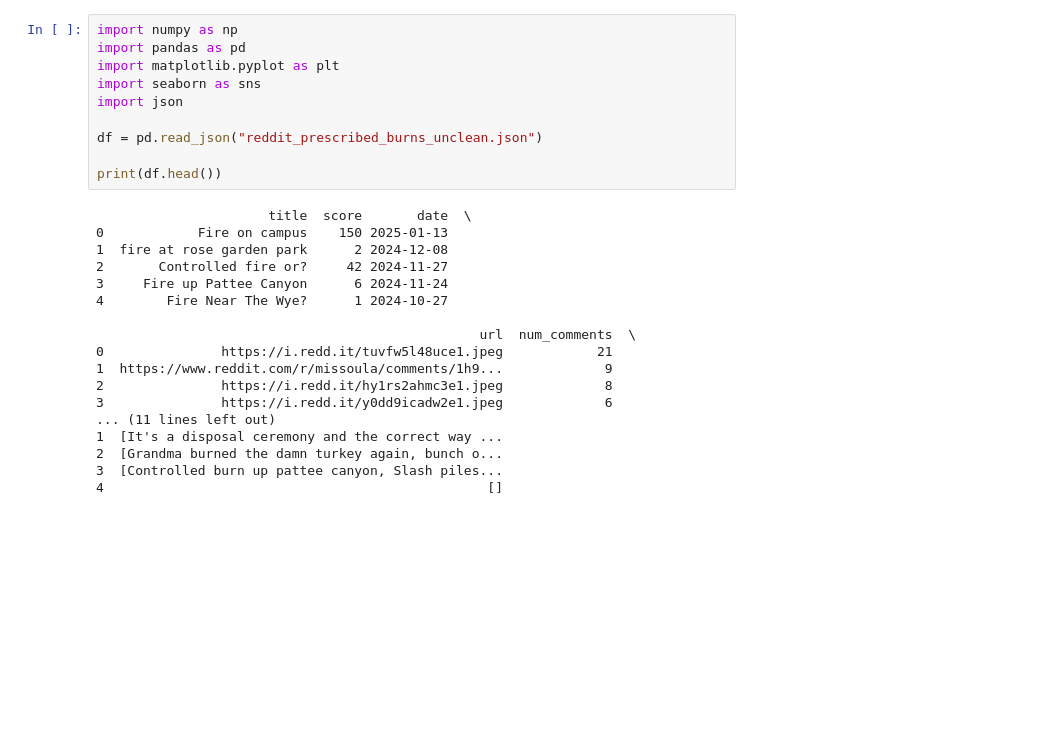
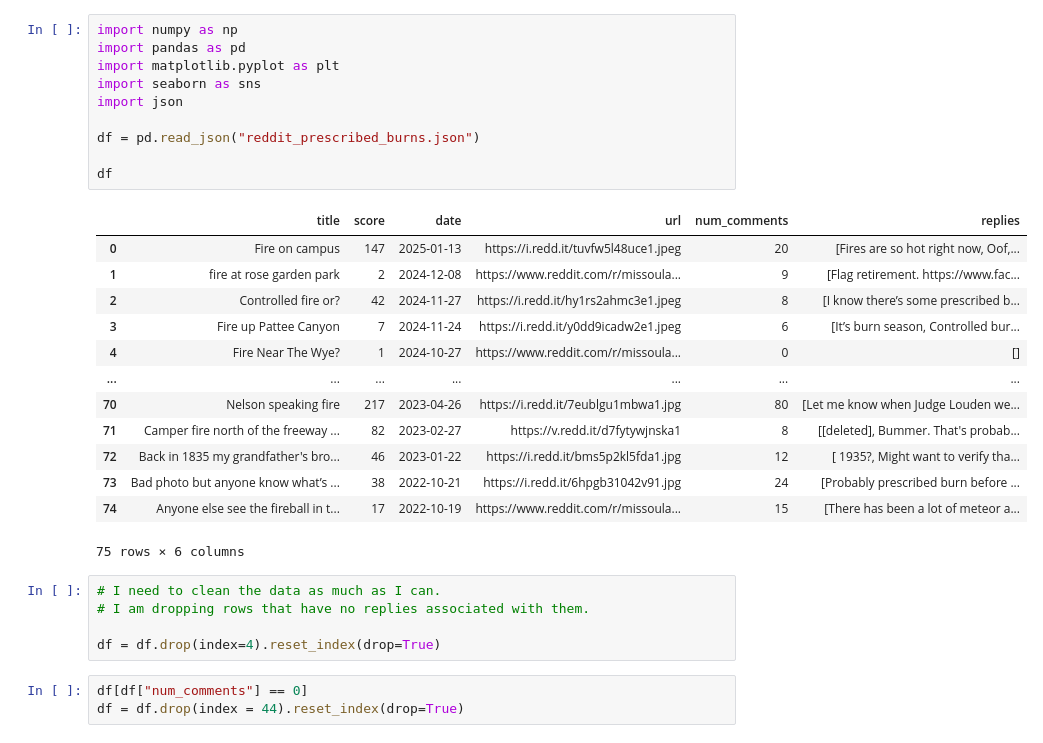
Before and after one commit to the-brAIn-lab/fire_sentiment_analysis, a Jupyter notebook: lang_processor.ipynb, the cells around one changed output. Saved outputs shown, nothing was run; the diff lists cells and outputs as text; blank space fills up the shorter version.

```diff
--- a/lang_processor.ipynb
+++ b/lang_processor.ipynb
@@ -1,29 +1,33 @@
 # %%
 import numpy as np
 import pandas as pd
 import matplotlib.pyplot as plt
 import seaborn as sns
 import json
 
-df = pd.read_json("reddit_prescribed_burns_unclean.json")
+df = pd.read_json("reddit_prescribed_burns.json")
 
-print(df.head())
+df
 # %% [output]
+|  | title | score | date | url | num_comments | replies |
+| 0 | Fire on campus | 147 | 2025-01-13 | https://i.redd.it/tuvfw5l48uce1.jpeg | 20 | [Fires are so hot right now, Oof,... |
+| 1 | fire at rose garden park | 2 | 2024-12-08 | https://www.reddit.com/r/missoula... | 9 | [Flag retirement. https://www.fac... |
+| 2 | Controlled fire or? | 42 | 2024-11-27 | https://i.redd.it/hy1rs2ahmc3e1.jpeg | 8 | [I know there’s some prescribed b... |
+| 3 | Fire up Pattee Canyon | 7 | 2024-11-24 | https://i.redd.it/y0dd9icadw2e1.jpeg | 6 | [It’s burn season, Controlled bur... |
+| 4 | Fire Near The Wye? | 1 | 2024-10-27 | https://www.reddit.com/r/missoula... | 0 | [] |
+| ... | ... | ... | ... | ... | ... | ... |
+| 70 | Nelson speaking fire | 217 | 2023-04-26 | https://i.redd.it/7eublgu1mbwa1.jpg | 80 | [Let me know when Judge Louden we... |
+| 71 | Camper fire north of the freeway ... | 82 | 2023-02-27 | https://v.redd.it/d7fytywjnska1 | 8 | [[deleted], Bummer. That's probab... |
+| 72 | Back in 1835 my grandfather's bro... | 46 | 2023-01-22 | https://i.redd.it/bms5p2kl5fda1.jpg | 12 | [ 1935?, Might want to verify tha... |
+| 73 | Bad photo but anyone know what’s ... | 38 | 2022-10-21 | https://i.redd.it/6hpgb31042v91.jpg | 24 | [Probably prescribed burn before ... |
+| 74 | Anyone else see the fireball in t... | 17 | 2022-10-19 | https://www.reddit.com/r/missoula... | 15 | [There has been a lot of meteor a... |
-                      title  score       date  \
-0            Fire on campus    150 2025-01-13
-1  fire at rose garden park      2 2024-12-08
-2       Controlled fire or?     42 2024-11-27
-3     Fire up Pattee Canyon      6 2024-11-24
-4        Fire Near The Wye?      1 2024-10-27
-
-                                                 url  num_comments  \
-0               https://i.redd.it/tuvfw5l48uce1.jpeg            21
-1  https://www.reddit.com/r/missoula/comments/1h9...             9
-2               https://i.redd.it/hy1rs2ahmc3e1.jpeg             8
-3               https://i.redd.it/y0dd9icadw2e1.jpeg             6
-... (11 lines left out)
-1  [It's a disposal ceremony and the correct way ...
-2  [Grandma burned the damn turkey again, bunch o...
-3  [Controlled burn up pattee canyon, Slash piles...
-4                                                 []
+75 rows × 6 columns
+# %%
+# I need to clean the data as much as I can.
+# I am dropping rows that have no replies associated with them.
+
+df = df.drop(index=4).reset_index(drop=True)
+# %%
+df[df["num_comments"] == 0]
+df = df.drop(index = 44).reset_index(drop=True)
 # %%
```
Also changed, not shown: parts of 18 cells of this notebook, 4 other files.
